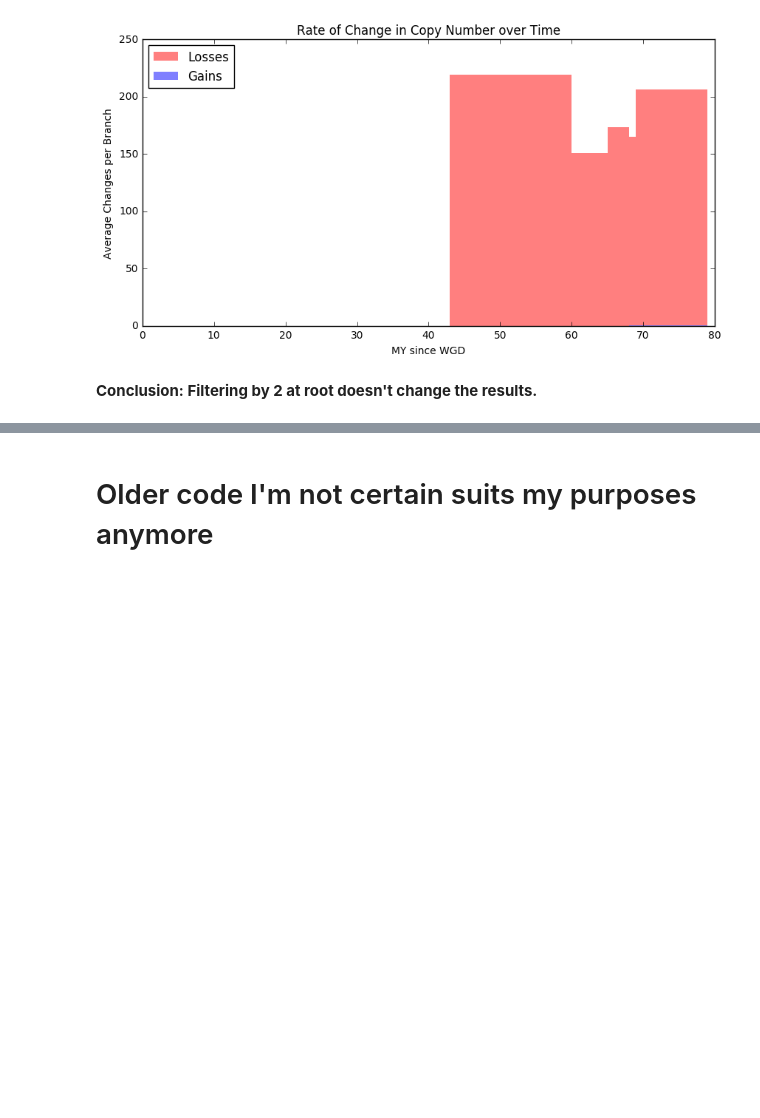
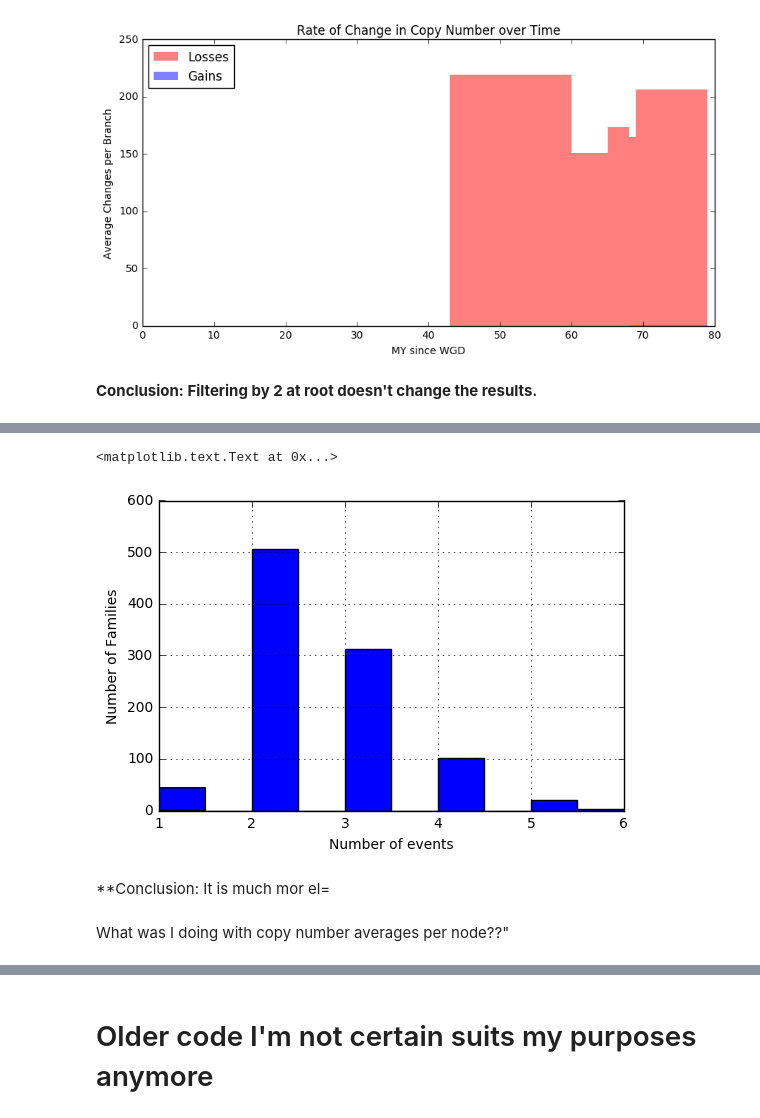
Before and after one commit to josiahseaman/DNA_Duplications, a Jupyter notebook: TreeCountAnalysis.ipynb, the cells around one changed output, grey strips where cells are left out. Saved outputs shown, nothing was run; the diff lists cells and outputs as text; code cells hidden in the pictures; blank space fills up the shorter version.

```diff
--- a/TreeCountAnalysis.ipynb
+++ b/TreeCountAnalysis.ipynb
@@ -79,7 +79,7 @@ def create_ordered_nodes(verbose=False):
     for node in ordered_names.walk(mode="preorder"):
         if verbose:
             print(node.name, node.length)
-        ordered_nodes.append({'name': node.name, 'length':node.length, 'losses': 0, 'gains': 0})
+        ordered_nodes.append({'name': node.name, 'length':node.length, 'losses': 0, 'gains': 0, 'avg#': 0})
     return ordered_nodes
 _ = create_ordered_nodes(True)
 # %% [output]
@@ -281,0 +302,34 @@ plot_time_histogram(frax_normalized_losses, frax_normalized_gains)
+# %%
+def collect_loss_events_per_family(study_ints):
+    ordered_nodes = create_ordered_nodes()
+    loss_events_per_family = {}
+    for fam_id in study_ints:
+        current_family_loss_events = 0
+        newick_str = all_trees[fam_id]
+        tree = loads(newick_str)[0]
+        for index, node in enumerate(tree.walk(mode="preorder")):
+            count = extract_count(node)
+            if node.ancestor:
+                parent_count = extract_count(node.ancestor.name)
+                if count < parent_count:  # "loss"
+                    current_family_loss_events += 1
+                elif count > parent_count:  # gain
+                    pass
+        loss_events_per_family[fam_id] = current_family_loss_events
+    return loss_events_per_family
+loss_events_per_family = collect_loss_events_per_family(filtered_wgd_study_ints)
+
+blacklist_index =
+# %%
+import pandas
+df = pandas.Series(list(loss_events_per_family.values()))#, columns=['Family ID', 'Copies'])
+f = df.hist()
+f.set_xlabel("Number of events")
+f.set_ylabel("Number of Families")
+# %% [output]
+<matplotlib.text.Text at 0x...>
+[figure, added]
+# %% [markdown]
+**Conclusion: It is much mor el=
+# %% [markdown]
+What was I doing with copy number averages per node??"
```
Also changed, not shown: parts of 6 cells of this notebook, 1 other file.
